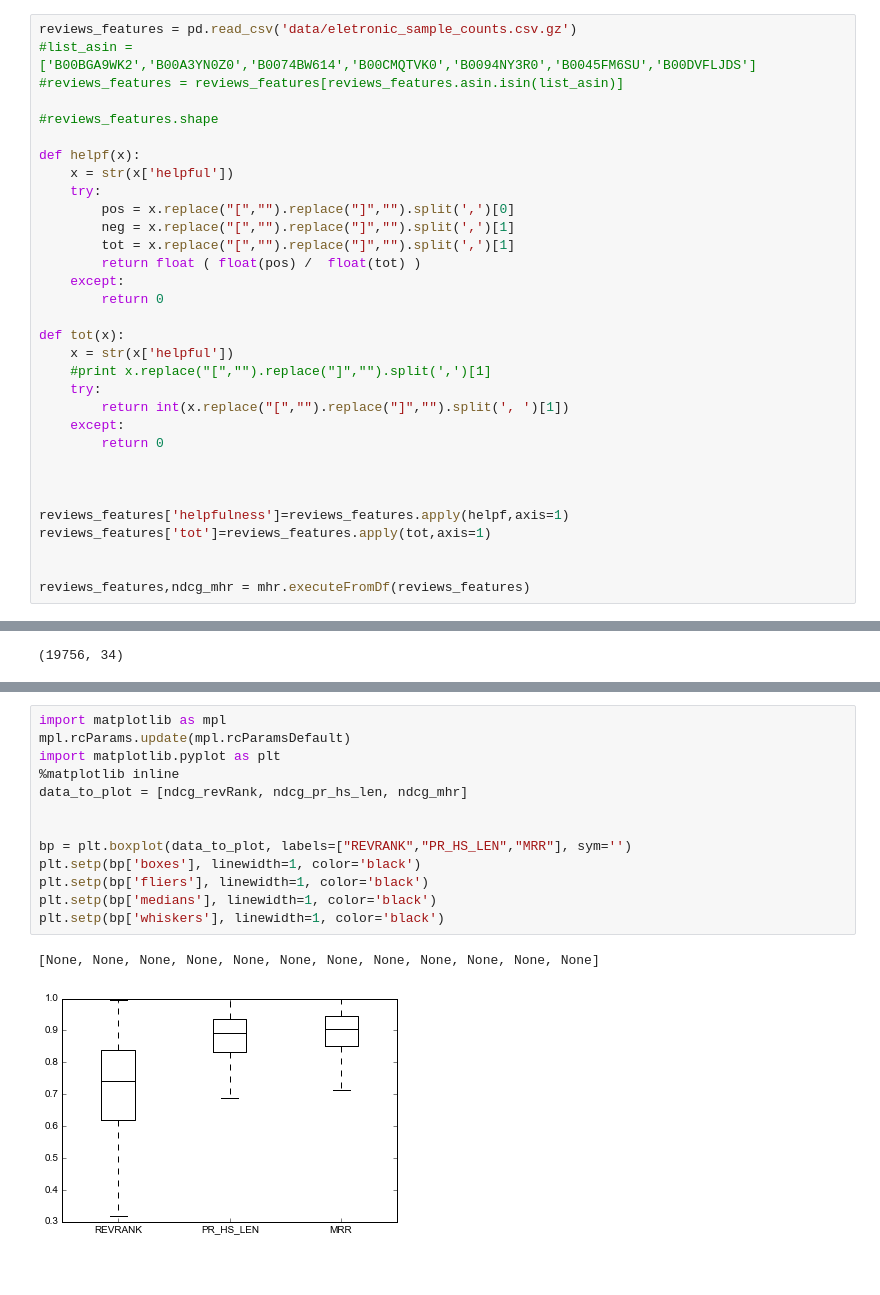
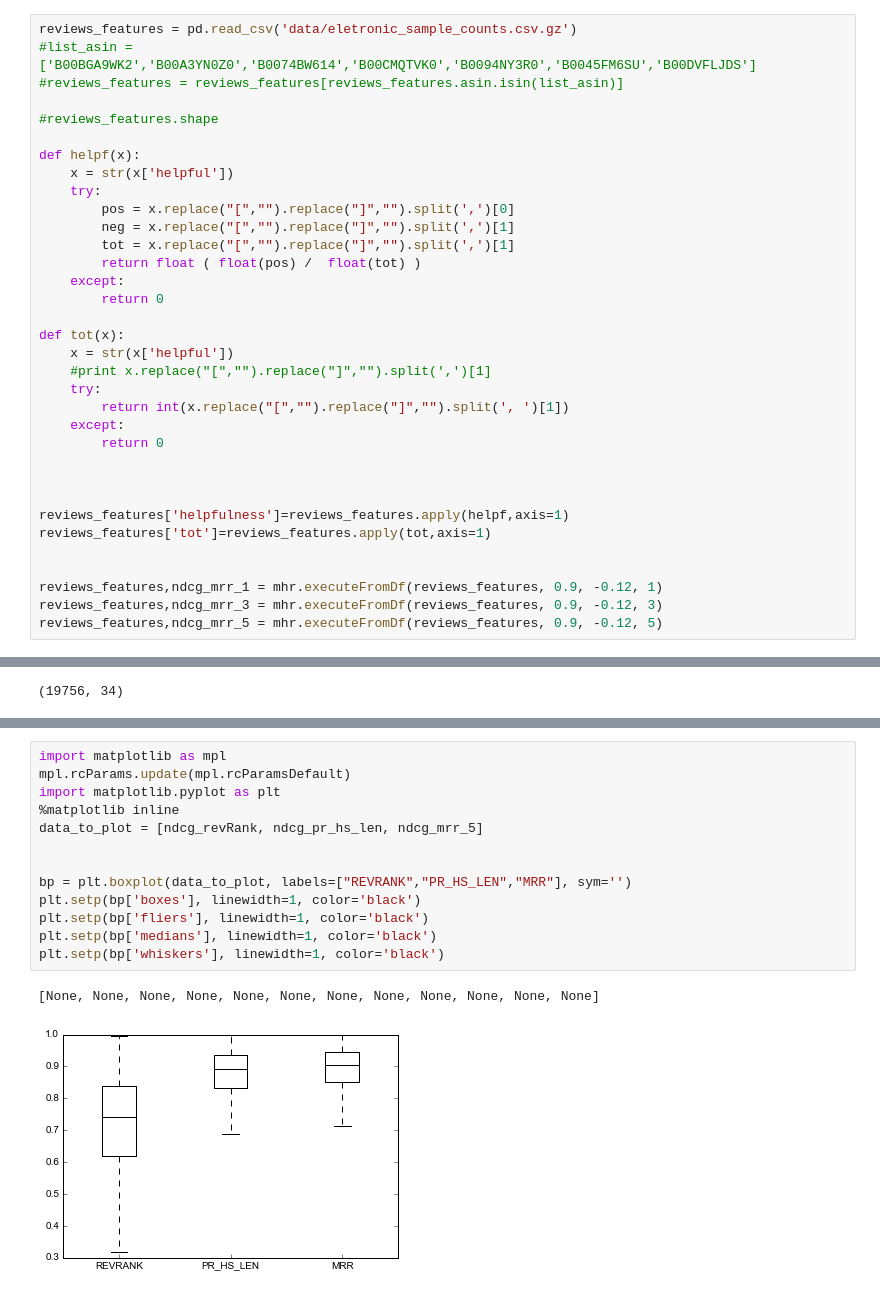
Before and after one commit to vwoloszyn/MRR, a Jupyter notebook: PR_HS_LEN_combined.ipynb, the cells around one changed output, grey strips where cells are left out. Saved outputs shown, nothing was run; the diff lists cells and outputs as text.

```diff
--- a/PR_HS_LEN_combined.ipynb
+++ b/PR_HS_LEN_combined.ipynb
@@ -69,5 +69,7 @@ reviews_features['helpfulness']=reviews_features.apply(helpf,axis=1)
 reviews_features['tot']=reviews_features.apply(tot,axis=1)
 
 
-reviews_features,ndcg_mhr = mhr.executeFromDf(reviews_features)
+reviews_features,ndcg_mrr_1 = mhr.executeFromDf(reviews_features, 0.9, -0.12, 1)
+reviews_features,ndcg_mrr_3 = mhr.executeFromDf(reviews_features, 0.9, -0.12, 3)
+reviews_features,ndcg_mrr_5 = mhr.executeFromDf(reviews_features, 0.9, -0.12, 5)
 # %% [output]
@@ -185,17 +187,17 @@ RevRank ndcg=0.721095030303
 # %%
 import matplotlib as mpl
 mpl.rcParams.update(mpl.rcParamsDefault)
 import matplotlib.pyplot as plt
 %matplotlib inline
-data_to_plot = [ndcg_revRank, ndcg_pr_hs_len, ndcg_mhr]
+data_to_plot = [ndcg_revRank, ndcg_pr_hs_len, ndcg_mrr_5]
 
 
 bp = plt.boxplot(data_to_plot, labels=["REVRANK","PR_HS_LEN","MRR"], sym='')
 plt.setp(bp['boxes'], linewidth=1, color='black')
 plt.setp(bp['fliers'], linewidth=1, color='black')
 plt.setp(bp['medians'], linewidth=1, color='black')
 plt.setp(bp['whiskers'], linewidth=1, color='black')
 # %% [output]
 [None, None, None, None, None, None, None, None, None, None, None, None]
-[figure, old version]
+[figure, new version]
 # %%
```
Also changed, not shown: parts of 6 cells of this notebook, 2 other files.
